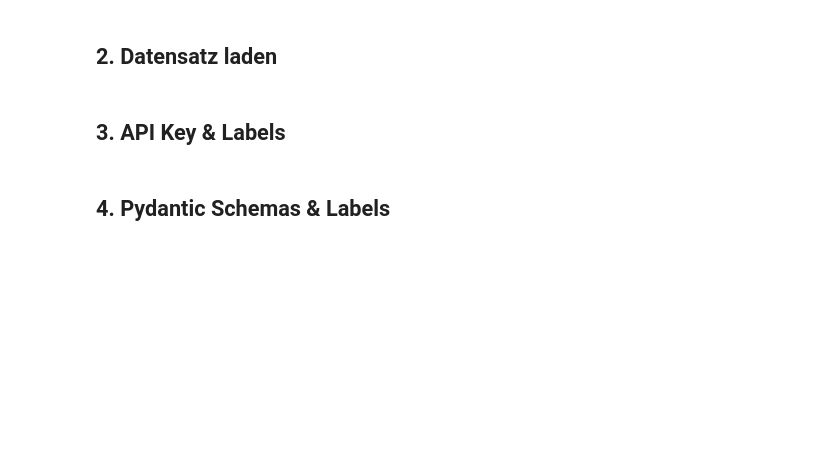
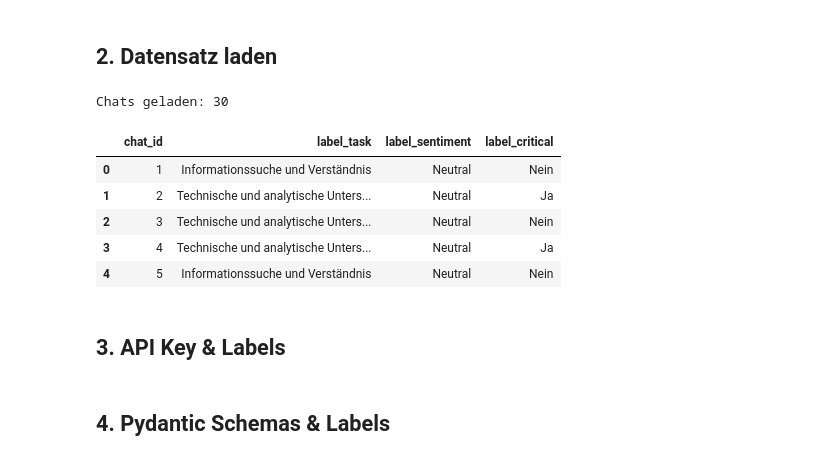
Before and after one commit to lpkiemes/Masterprojekt-Chatbots, a Jupyter notebook: Python_code/llm_pipeline_v3.ipynb, the cells around one changed output. Drawn from its saved outputs; the diff is of its cells as text; code cells hidden in the pictures; blank space fills up the shorter version.

```diff
--- a/Python_code/llm_pipeline_v3.ipynb
+++ b/Python_code/llm_pipeline_v3.ipynb
@@ -39,38 +54,46 @@ df = pd.read_csv("gs_merged.csv")
 import pandas as pd
 from pathlib import Path
 
-repo = Path(".").resolve().parent
-df   = pd.read_csv(repo / "data/processed/control/gs_merged.csv")
+#repo = Path(".").resolve().parent
+#df   = pd.read_csv(repo / "data/processed/control/gs_merged.csv")
 
 TASK_MAP = {
     1: "Informationssuche und Verständnis",
     2: "Schreiben und Textarbeit",
     3: "Praktische Unterstützung und Strukturierung",
     4: "Technische und analytische Unterstützung",
     5: "Lernen und Prüfungsvorbereitung",
 }
 SENTIMENT_MAP = {1: "Unfreundlich", 2: "Neutral", 3: "Freundlich"}
 CRITICAL_MAP  = {0: "Nein", 1: "Ja"}
 
 df_chats = (
     df.groupby("chat_id")
     .agg(
         text            = ("content", lambda x: "\n".join(
                             f"User_Nachricht_{i+1}: {msg}"
                             for i, msg in enumerate(x))),
         label_task      = ("task",      "first"),
         label_sentiment = ("sentiment", "first"),
         label_critical  = ("critical",  "first"),
     )
     .reset_index()
 )
 
 df_chats["label_task"]      = df_chats["label_task"].map(TASK_MAP)
 df_chats["label_sentiment"] = df_chats["label_sentiment"].map(SENTIMENT_MAP)
 df_chats["label_critical"]  = df_chats["label_critical"].map(CRITICAL_MAP)
 
 print(f"Chats geladen: {len(df_chats)}")
 df_chats[["chat_id", "label_task", "label_sentiment", "label_critical"]].head()
+# %% [output]
+Chats geladen: 30
+|  | chat_id | label_task | label_sentiment | label_critical |
+| 0 | 1 | Informationssuche und Verständnis | Neutral | Nein |
+| 1 | 2 | Technische und analytische Unters... | Neutral | Ja |
+| 2 | 3 | Technische und analytische Unters... | Neutral | Nein |
+| 3 | 4 | Technische und analytische Unters... | Neutral | Ja |
+| 4 | 5 | Informationssuche und Verständnis | Neutral | Nein |
 # %% [markdown]
 ## 3. API Key & Labels
 # %% [markdown]
```
Also changed, not shown: parts of 16 cells of this notebook.
